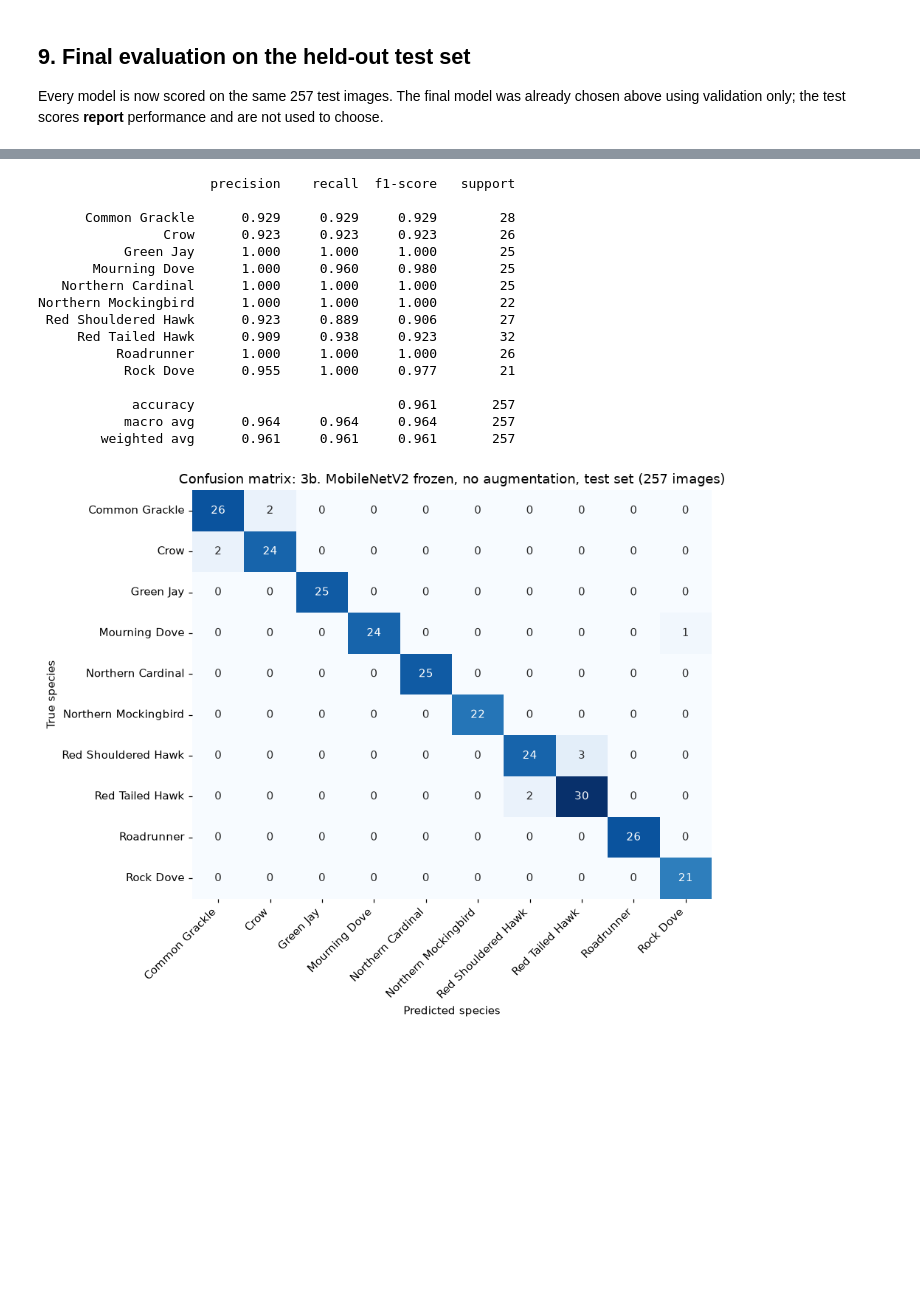
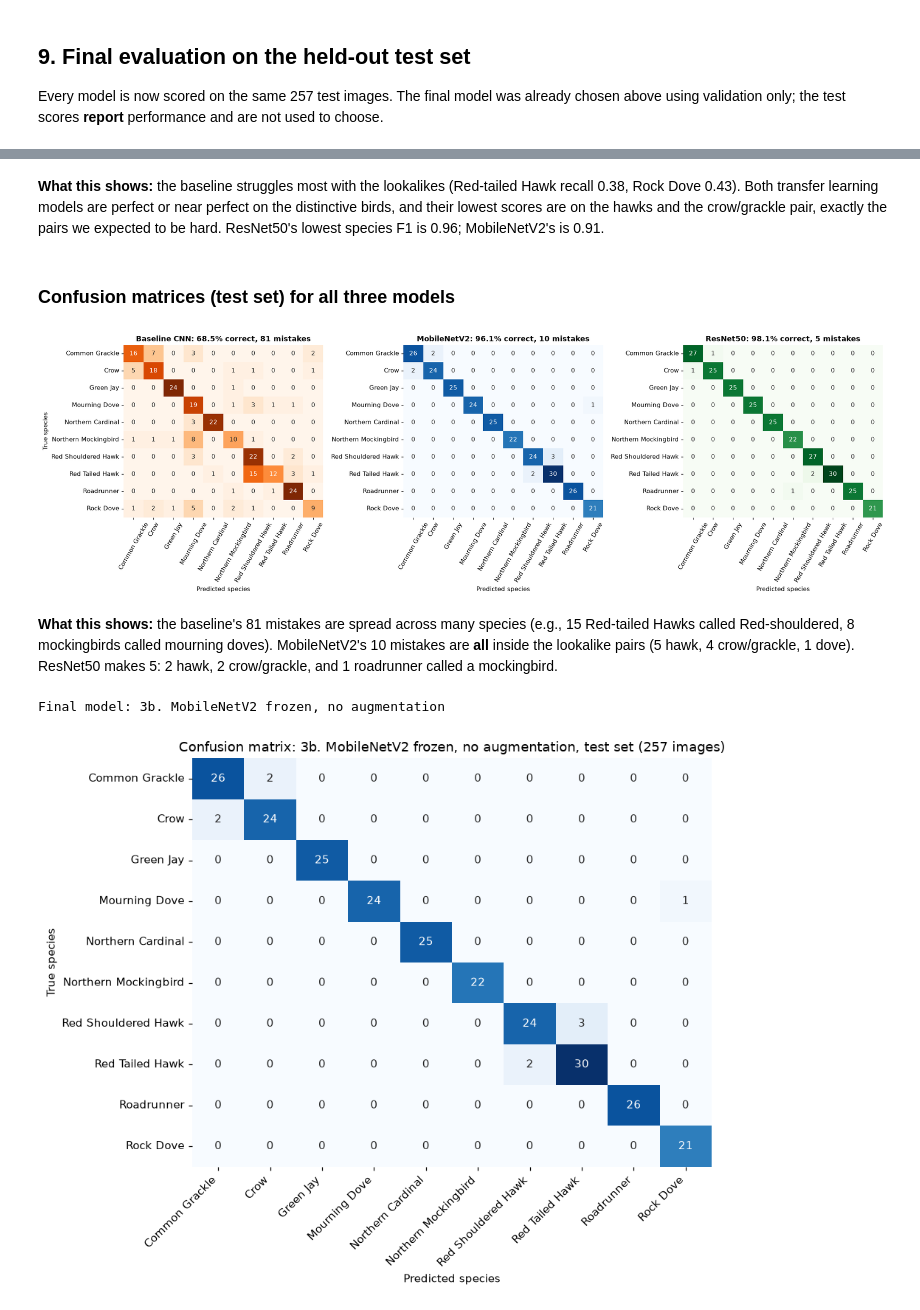
Before and after one commit to Mateen1367/BIRDS-PROJECT, a Jupyter notebook: notebooks/02_modeling_and_evaluation.ipynb, the cells around one changed output, grey strips where cells are left out. Saved outputs shown, nothing was run; the diff lists cells and outputs as text; code cells hidden in the pictures; blank space fills up the shorter version.

```diff
--- a/notebooks/02_modeling_and_evaluation.ipynb
+++ b/notebooks/02_modeling_and_evaluation.ipynb
@@ -498,0 +580,7 @@ test_table
+# %%
+class_reports = {}
+for name in MAIN3:
+    p_ = test_probs[name].argmax(1)
+    print(f"===== {SHORT[name]}  (test accuracy {accuracy_score(y['test'], p_):.1%}, test loss {results_test_loss[name]:.3f}) =====")
+    print(classification_report(y["test"], p_, target_names=CLASSES, digits=3))
+    class_reports[SHORT[name]] = classification_report(y["test"], p_, target_names=CLASSES, output_dict=True)
@@ -499,24 +605,28 @@ test_table
+# %% [markdown]
+**What this shows:** the baseline struggles most with the lookalikes (Red-tailed Hawk recall 0.38, Rock Dove 0.43). Both transfer learning models are perfect or near perfect on the distinctive birds, and their lowest scores are on the hawks and the crow/grackle pair, exactly the pairs we expected to be hard. ResNet50's lowest species F1 is 0.96; MobileNetV2's is 0.91.
+# %% [markdown]
+### Confusion matrices (test set) for all three models
+# %%
+fig, axes = plt.subplots(1, 3, figsize=(19, 6))
+cms = {}
+for ax, name, cmap in zip(axes, MAIN3, ["Oranges", "Blues", "Greens"]):
+    p_ = test_probs[name].argmax(1)
+    cms[SHORT[name]] = confusion_matrix(y["test"], p_)
+    sns.heatmap(cms[SHORT[name]], annot=True, fmt="d", cmap=cmap, cbar=False, xticklabels=CLASSES, yticklabels=CLASSES, ax=ax)
+    ax.set_title(f"{SHORT[name]}: {accuracy_score(y['test'], p_):.1%} correct, {int((p_ != y['test']).sum())} mistakes", fontsize=12, fontweight="bold")
+    ax.set_xlabel("Predicted species"); ax.tick_params(axis="x", rotation=60)
+axes[0].set_ylabel("True species")
+plt.tight_layout(); plt.savefig(FIG / "confusion_matrices_all.png", bbox_inches="tight"); plt.show()
+# %% [output]
+[figure, added]
+# %% [markdown]
+**What this shows:** the baseline's 81 mistakes are spread across many species (e.g., 15 Red-tailed Hawks called Red-shouldered, 8 mockingbirds called mourning doves). MobileNetV2's 10 mistakes are **all** inside the lookalike pairs (5 hawk, 4 crow/grackle, 1 dove). ResNet50 makes 5: 2 hawk, 2 crow/grackle, and 1 roadrunner called a mockingbird.
 # %%
 prob = test_probs[final_name]
 pred = prob.argmax(1)
-print(classification_report(y["test"], pred, target_names=CLASSES, digits=3))
+print("Final model:", final_name)
 # %% [output]
-                      precision    recall  f1-score   support
-
-      Common Grackle      0.929     0.929     0.929        28
-                Crow      0.923     0.923     0.923        26
-           Green Jay      1.000     1.000     1.000        25
-       Mourning Dove      1.000     0.960     0.980        25
-   Northern Cardinal      1.000     1.000     1.000        25
-Northern Mockingbird      1.000     1.000     1.000        22
- Red Shouldered Hawk      0.923     0.889     0.906        27
-     Red Tailed Hawk      0.909     0.938     0.923        32
-          Roadrunner      1.000     1.000     1.000        26
-           Rock Dove      0.955     1.000     0.977        21
-
-            accuracy                          0.961       257
-           macro avg      0.964     0.964     0.964       257
-        weighted avg      0.961     0.961     0.961       257
+Final model: 3b. MobileNetV2 frozen, no augmentation
 # %%
 cm = confusion_matrix(y["test"], pred)
 fig, ax = plt.subplots(figsize=(8.5, 7))
```
Also changed, not shown: parts of 40 cells of this notebook, 16 other files.
